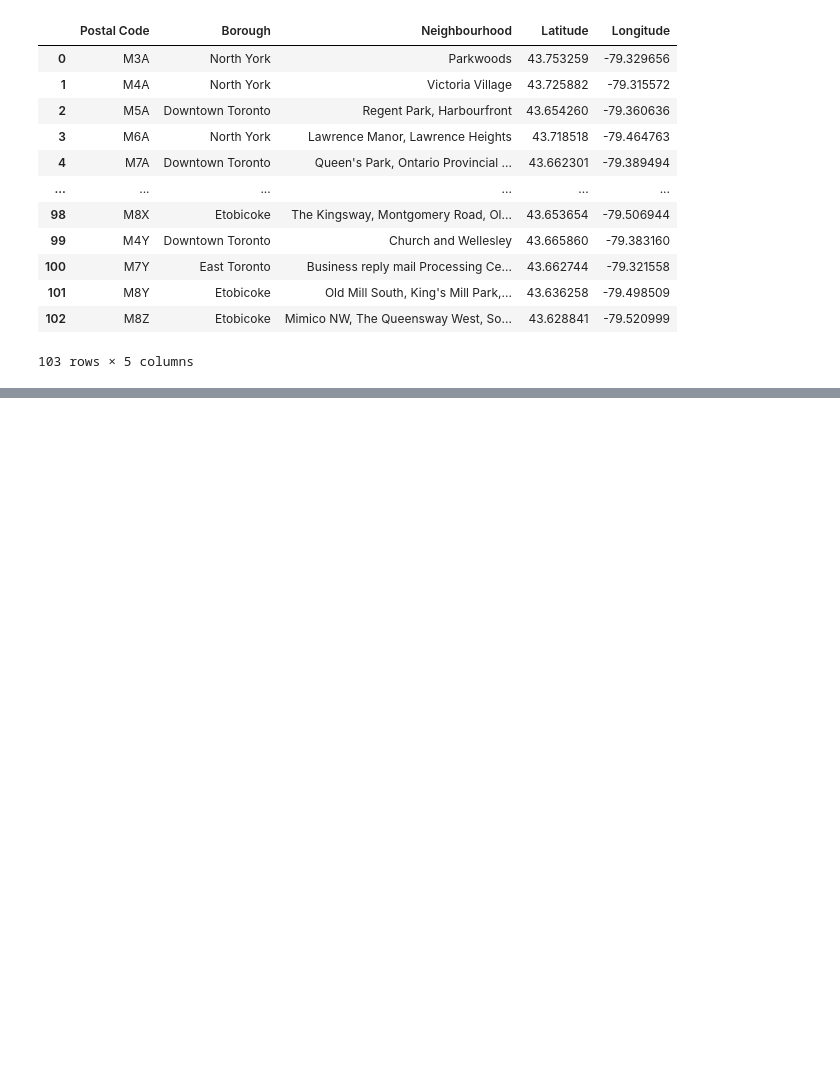
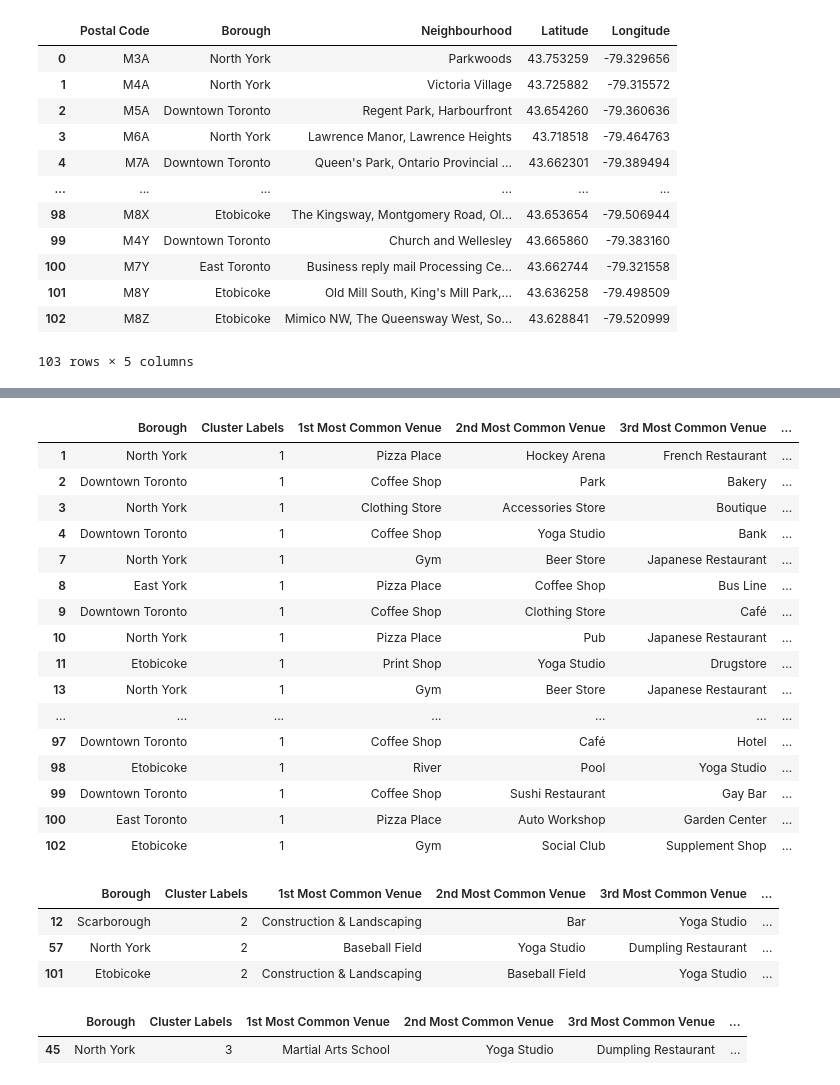
Before and after one commit to FabioGiaffreda/-Coursera_Capstone., a Jupyter notebook: Neighbourhoods in Toronto.ipynb, the cells around one changed output, grey strips where cells are left out. Drawn from its saved outputs; the diff is of its cells as text; code cells hidden in the pictures; blank space fills up the shorter version.

```diff
--- a/Neighbourhoods in Toronto.ipynb
+++ b/Neighbourhoods in Toronto.ipynb
@@ -130,0 +455,22 @@ df
+# %%
+import numpy as np
+num_top_venues = 10
+
+indicators = ['st', 'nd', 'rd']
+
+
+columns = ['Neighbourhood']
+for ind in np.arange(num_top_venues):
+    try:
+        columns.append('{}{} Most Common Venue'.format(ind+1, indicators[ind]))
+    except:
+        columns.append('{}th Most Common Venue'.format(ind+1))
+
+
+neighbourhoods_venues_sorted = pd.DataFrame(columns=columns)
+neighbourhoods_venues_sorted['Neighbourhood'] = toronto_grouped['Neighbourhood']
+
+for ind in np.arange(toronto_grouped.shape[0]):
+    neighbourhoods_venues_sorted.iloc[ind, 1:] = return_most_common_venues(toronto_grouped.iloc[ind, :], num_top_venues)
+
+neighbourhoods_venues_sorted.head()
@@ -130,0 +488,5 @@ df
+# %%
+Kclusters = 5
+toronto_grouped_clustering = toronto_grouped.drop('Neighbourhood', 1)
+kmeans = KMeans(n_clusters=kclusters, random_state=0).fit(toronto_grouped_clustering)
+kmeans.labels_[0:10]
@@ -130,0 +495,5 @@ df
+# %%
+neighbourhoods_venues_sorted.insert(0, 'Cluster Labels', kmeans.labels_)
+toronto_merged = df
+toronto_merged = toronto_merged.join(neighbourhoods_venues_sorted.set_index('Neighbourhood'), on='Neighbourhood')
+toronto_merged.head() # check the last columns!
@@ -130,0 +510,2 @@ df
+# %%
+toronto_merged['Cluster Labels']=toronto_merged['Cluster Labels'].fillna(0).astype(np.int64)
@@ -130,0 +547,32 @@ df
+# %%
+toronto_merged.loc[toronto_merged['Cluster Labels'] == 1, toronto_merged.columns[[1] + list(range(5, toronto_merged.shape[1]))]]
+# %% [output]
+|  | Borough | Cluster Labels | 1st Most Common Venue | 2nd Most Common Venue | 3rd Most Common Venue | ... |
+| 1 | North York | 1 | Pizza Place | Hockey Arena | French Restaurant | ... |
+| 2 | Downtown Toronto | 1 | Coffee Shop | Park | Bakery | ... |
+| 3 | North York | 1 | Clothing Store | Accessories Store | Boutique | ... |
+| 4 | Downtown Toronto | 1 | Coffee Shop | Yoga Studio | Bank | ... |
+| 7 | North York | 1 | Gym | Beer Store | Japanese Restaurant | ... |
+| 8 | East York | 1 | Pizza Place | Coffee Shop | Bus Line | ... |
+| 9 | Downtown Toronto | 1 | Coffee Shop | Clothing Store | Café | ... |
+| 10 | North York | 1 | Pizza Place | Pub | Japanese Restaurant | ... |
+| 11 | Etobicoke | 1 | Print Shop | Yoga Studio | Drugstore | ... |
+| 13 | North York | 1 | Gym | Beer Store | Japanese Restaurant | ... |
+| ... | ... | ... | ... | ... | ... | ... |
+| 97 | Downtown Toronto | 1 | Coffee Shop | Café | Hotel | ... |
+| 98 | Etobicoke | 1 | River | Pool | Yoga Studio | ... |
+| 99 | Downtown Toronto | 1 | Coffee Shop | Sushi Restaurant | Gay Bar | ... |
+| 100 | East Toronto | 1 | Pizza Place | Auto Workshop | Garden Center | ... |
+| 102 | Etobicoke | 1 | Gym | Social Club | Supplement Shop | ... |
+# %%
+toronto_merged.loc[toronto_merged['Cluster Labels'] == 2, toronto_merged.columns[[1] + list(range(5, toronto_merged.shape[1]))]]
+# %% [output]
+|  | Borough | Cluster Labels | 1st Most Common Venue | 2nd Most Common Venue | 3rd Most Common Venue | ... |
+| 12 | Scarborough | 2 | Construction & Landscaping | Bar | Yoga Studio | ... |
+| 57 | North York | 2 | Baseball Field | Yoga Studio | Dumpling Restaurant | ... |
+| 101 | Etobicoke | 2 | Construction & Landscaping | Baseball Field | Yoga Studio | ... |
+# %%
+toronto_merged.loc[toronto_merged['Cluster Labels'] == 3, toronto_merged.columns[[1] + list(range(5, toronto_merged.shape[1]))]]
+# %% [output]
+|  | Borough | Cluster Labels | 1st Most Common Venue | 2nd Most Common Venue | 3rd Most Common Venue | ... |
+| 45 | North York | 3 | Martial Arts School | Yoga Studio | Dumpling Restaurant | ... |
```
Also changed, not shown: parts of 43 cells of this notebook.
